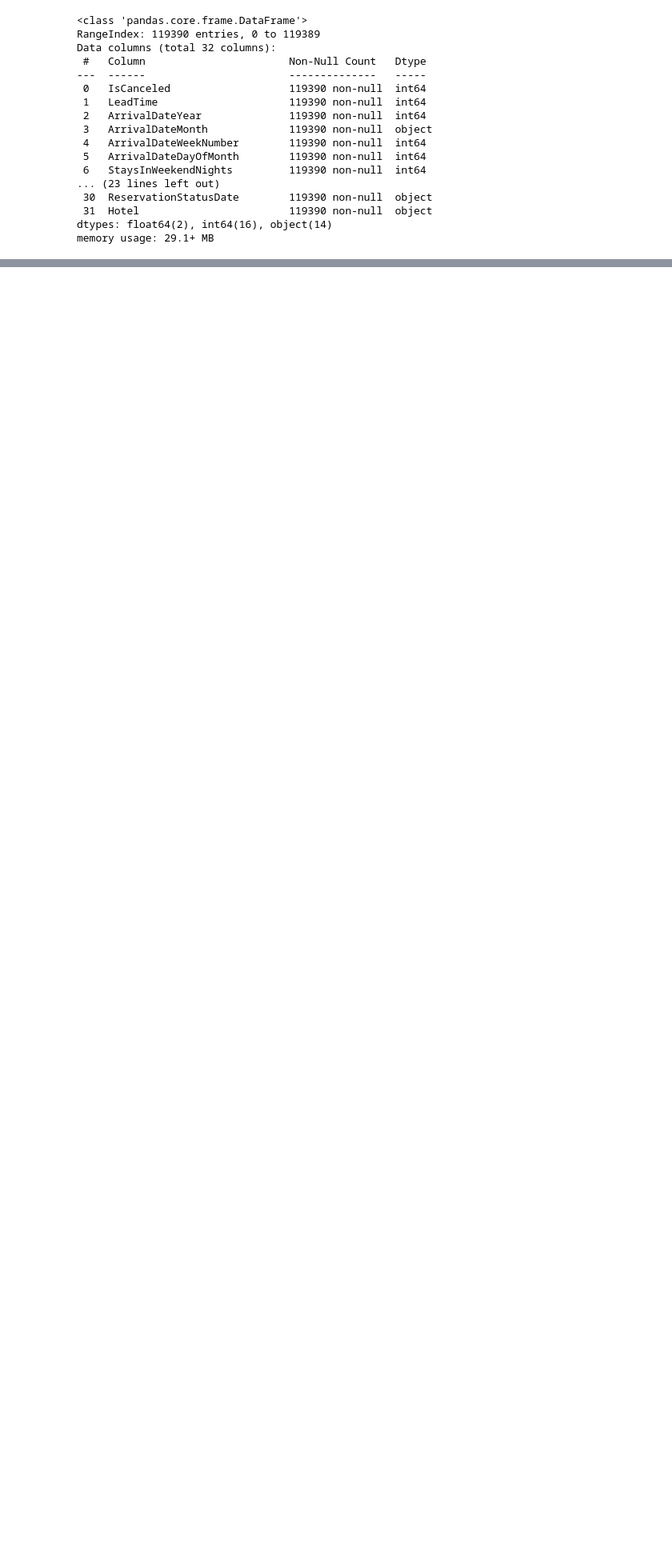
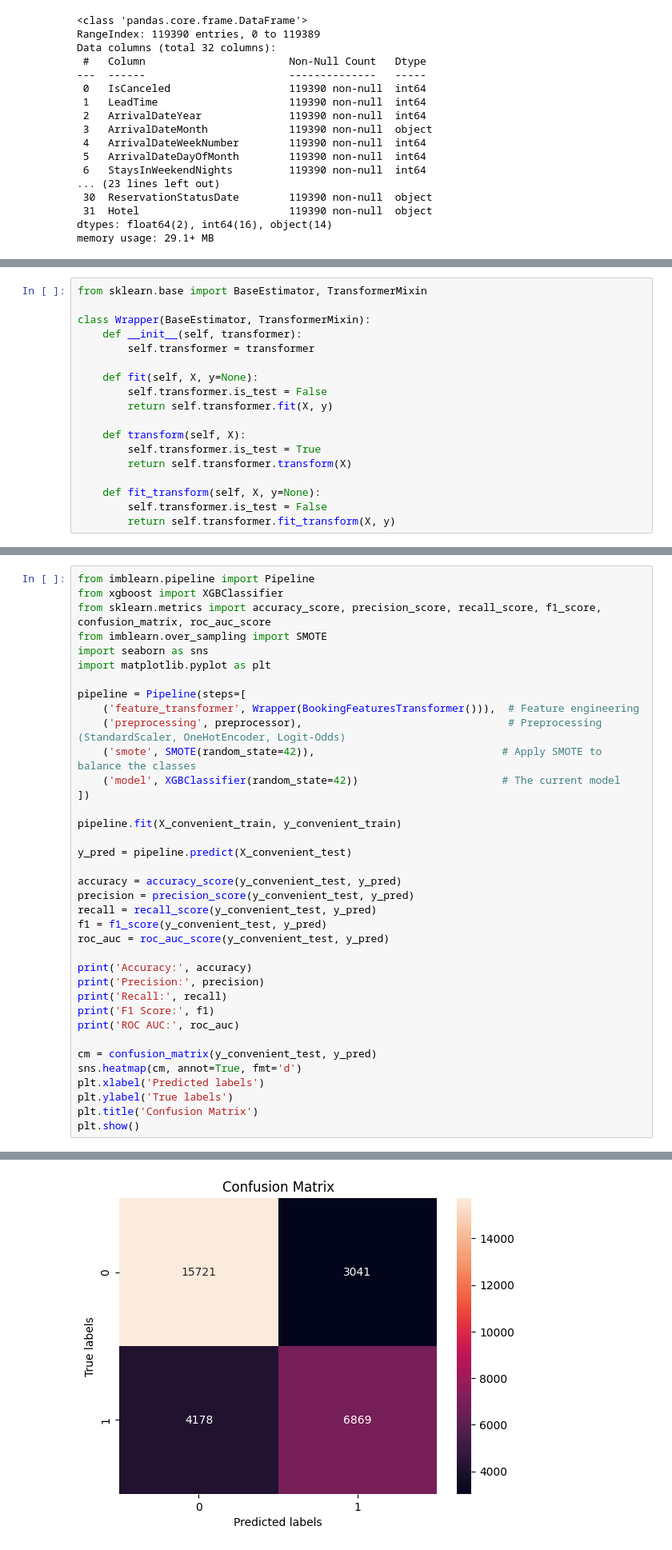
Before and after one commit to NamaWho/hotel-bookings-cancellation-prediction, a Jupyter notebook: main.ipynb, the cells around one changed output, grey strips where cells are left out. Shown at 80% size. Saved outputs shown, nothing was run; the diff lists cells and outputs as text; blank space fills up the shorter version.

```diff
--- a/main.ipynb
+++ b/main.ipynb
@@ -70,3 +150,21 @@ y = data_cleaned['IsCanceled']
+# %%
+from sklearn.base import BaseEstimator, TransformerMixin
+
+class Wrapper(BaseEstimator, TransformerMixin):
+    def __init__(self, transformer):
+        self.transformer = transformer
+
+    def fit(self, X, y=None):
+        self.transformer.is_test = False
+        return self.transformer.fit(X, y)
+
+    def transform(self, X):
+        self.transformer.is_test = True
+        return self.transformer.transform(X)
+
+    def fit_transform(self, X, y=None):
+        self.transformer.is_test = False
+        return self.transformer.fit_transform(X, y)
 # %%
 from sklearn.base import BaseEstimator, TransformerMixin
 from datetime import datetime, timedelta
@@ -280,0 +407,38 @@ results_df
+# %%
+from imblearn.pipeline import Pipeline
+from xgboost import XGBClassifier
+from sklearn.metrics import accuracy_score, precision_score, recall_score, f1_score, confusion_matrix, roc_auc_score
+from imblearn.over_sampling import SMOTE
+import seaborn as sns
+import matplotlib.pyplot as plt
+
+pipeline = Pipeline(steps=[
+    ('feature_transformer', Wrapper(BookingFeaturesTransformer())),  # Feature engineering
+    ('preprocessing', preprocessor),                                 # Preprocessing (StandardScaler, OneHotEncoder, Logit-Odds)
+    ('smote', SMOTE(random_state=42)),                              # Apply SMOTE to balance the classes
+    ('model', XGBClassifier(random_state=42))                       # The current model
+])
+
+pipeline.fit(X_convenient_train, y_convenient_train)
+
+y_pred = pipeline.predict(X_convenient_test)
+
+accuracy = accuracy_score(y_convenient_test, y_pred)
+precision = precision_score(y_convenient_test, y_pred)
+recall = recall_score(y_convenient_test, y_pred)
+f1 = f1_score(y_convenient_test, y_pred)
+roc_auc = roc_auc_score(y_convenient_test, y_pred)
+
+print('Accuracy:', accuracy)
+print('Precision:', precision)
+print('Recall:', recall)
+print('F1 Score:', f1)
+print('ROC AUC:', roc_auc)
+
+cm = confusion_matrix(y_convenient_test, y_pred)
+sns.heatmap(cm, annot=True, fmt='d')
+plt.xlabel('Predicted labels')
+plt.ylabel('True labels')
+plt.title('Confusion Matrix')
+plt.show()
+# %% [output]
@@ -280,0 +450 @@ results_df
+[figure, added]
```
Also changed, not shown: parts of 10 cells of this notebook, 1 other file.
